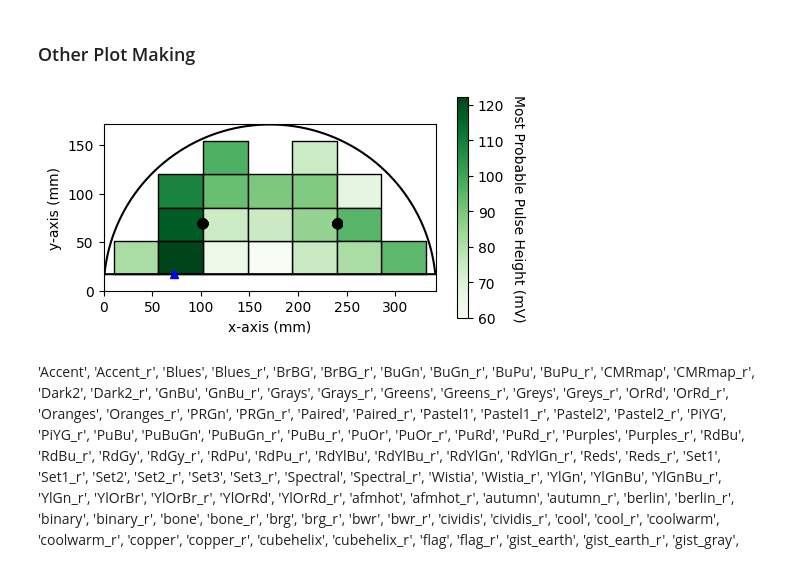
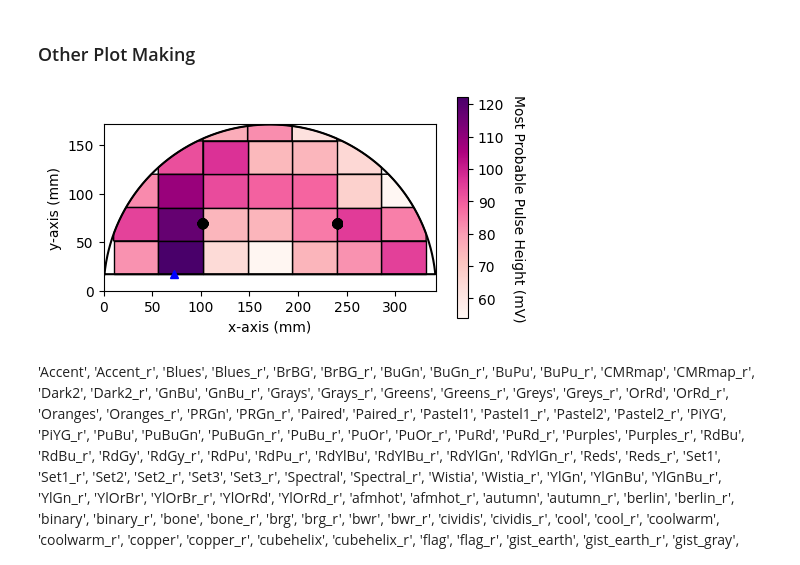
Before and after one commit to Harris-Oldring/mist-characterization-optimization, a Jupyter notebook: analysis/efficiency_map/analysis.ipynb, the cells around one changed output. Saved outputs shown, nothing was run; the diff lists cells and outputs as text; code cells hidden in the pictures.

```diff
--- a/analysis/efficiency_map/analysis.ipynb
+++ b/analysis/efficiency_map/analysis.ipynb
@@ -956,9 +1043,8 @@ ph_mpv_list = []
 for ch in range(n_chs):
    ph_mpv_dict = {}
    for key in data_dict.keys():
-      if key != 'baseline':
-         test = data_dict[key][ch]
-         ph_mpv_dict[int(key)] = test.get_ph_mpv(plot=False)
+      test = data_dict[key][ch]
+      ph_mpv_dict[int(key)] = test.get_ph_mpv(plot=False)
    ph_mpv_list.append(ph_mpv_dict)
 # %%
 import matplotlib.cm as cm
@@ -1216,12 +1849,11 @@ for ch in range(n_chs):
    K_dict, mu_dict, sigma_dict = {},{},{}
    if ch in [1,2]:
       for key in data_dict.keys():
-         if key != 'baseline':
-            test = data_dict[key][ch]
-            K,mu,sigma = test.get_EMG_params(plot=False)
-            K_dict[int(key)] = K
-            mu_dict[int(key)] = mu
-            sigma_dict[int(key)] = sigma
+         test = data_dict[key][ch]
+         K,mu,sigma = test.get_EMG_params(plot=False)
+         K_dict[int(key)] = K
+         mu_dict[int(key)] = mu
+         sigma_dict[int(key)] = sigma
    K_list.append(K_dict)
    mu_list.append(mu_dict)
    sigma_list.append(sigma_dict)
@@ -1273,9 +1905,10 @@ Combining these equations,
 If there is an issue with the timing of Channel 0, we can just do channel 1 to channel 2 instead. This might be a nice idea for verification anyways.
 # %%
 def compare_timing(ref_i,d_dict,display=False):
+   print(d_dict.keys())
    ref_t_dict = {}
    for key in d_dict.keys():
-      print(d_dict[key])
+      # print(d_dict[key])
       test = d_dict[key][ref_i]
       t = test.nmt
       ref_t_dict[key] = t
@@ -1285,8 +1918,6 @@ def compare_timing(ref_i,d_dict,display=False):
       if display: print(f"Channel {ch}")
       mu_t_dict,sigma_t_dict = {},{}
       for key in d_dict.keys():
-         if key == 'baseline':
-            continue
          if ch == ref_i:
             mu_t_dict[int(key)] = 0
             sigma_t_dict[int(key)] = 0
@@ -1295,15 +1926,15 @@ def compare_timing(ref_i,d_dict,display=False):
             test = d_dict[key][ch]
             ref_t = ref_t_dict[key]
             mu, sigma = test.get_dt_params(ref_t,plot=False) if not display else test.get_dt_params(ref_t,plot=True)
-            mu_t_dict[int(key)] = np.abs(mu)*1e9 # Convert to ns
-            sigma_t_dict[int(key)] = sigma*1e9 # Convert to ns
-            if display: print(f"{key} - μ: {mu*1e9:.6f} ns, σ: {sigma*1e9:.6f} ns")
+            mu_t_dict[int(key)] = np.abs(mu) # Convert to ns
+            sigma_t_dict[int(key)] = sigma # Convert to ns
+            if display: print(f"{key} - μ: {mu:.6f} ns, σ: {sigma:.6f} ns")
       mu_t_list.append(mu_t_dict)
       sigma_t_list.append(sigma_t_dict)
 
    return mu_t_list, sigma_t_list
 
-print(data_dict)
+# print(data_dict)
 mu_0_list,sigma_0_list = compare_timing(0,data_dict)
 mu_1_list,sigma_1_list = compare_timing(1,data_dict)
 mu_2_list,sigma_2_list = compare_timing(2,data_dict)
@@ -1364,9 +1982,8 @@ And finally,
 \end{equation}
 # %%
 sig1,sig2 = {},{}
+print(data_dict.keys())
 for key in data_dict.keys():
-   if key == 'baseline':
-      continue
    key = int(key)
    sig03 = sigma_3_list[0][key]
    sig10 = sigma_0_list[1][key]
@@ -1377,6 +1994,8 @@ for key in data_dict.keys():
    sig1[int(key)] = np.sqrt(0.5*(sig10**2+sig13**2-sig03**2))
    sig2[int(key)] = np.sqrt(0.5*(sig20**2+sig23**2-sig03**2))
 time_res_list = [{},sig1,sig2,{}]
+print(sig1.keys())
+print(len(time_res_list))
 
 make_clean_colour_map(time_res_list,old_box_data, title='Map of Time Resolution Across the Scintillator', cmap_label='Time Resolution (ns)', cmap = 'Greens_r')
 make_regional_hist(time_res_list,'Histogram of Regional Time Resolution', 'Time Resolution (ns)')
@@ -1397,35 +2019,36 @@ box_values = ph_mpv_list[1]
 box_positions = {}
 for key in box_values.keys():
    if key in range(len(old_box_data)):
       corner = old_box_data[key]['xy']
       box_positions[key] = (float(corner[0]),float(corner[1]))
 
 patch_list = []
 values = []
 for box_id, (x, y) in box_positions.items():
    if box_id in box_values:
       # Create a rectangle patch for the box
-      rect = Rectangle((x, y), width, height)
-      patch_list.append(rect)
+      shapely_poly = old_scint_shape_wout_holes.intersection(box(x,y,x+width,y+height))
+      mpl_poly = ptch.Polygon(shapely_poly.exterior.coords, closed=True, facecolor='blue')
+      patch_list.append(mpl_poly)
       values.append(box_values[box_id])
 
-p_collection = PatchCollection(patch_list, cmap='Greens', edgecolor='black', linewidth=1)
+p_collection = PatchCollection(patch_list, cmap='RdPu', edgecolor='black', linewidth=1)
 p_collection.set_array(np.array(values))
 ax = plt.gca()
 ax.add_collection(p_collection)
 
 plt.plot(old_scint[0], old_scint[1], color='black')
 plt.scatter(holes[0], holes[1], s=2, color='black')
 plt.plot(SiPM_loc[0],SiPM_loc[1],color='blue',linestyle='',marker='^')
 plt.xlim(0,342)
 plt.ylim(0,171)
 ax.set_aspect('equal')
 
 plt.tight_layout()
 cbar = plt.colorbar(p_collection, ax=ax, shrink=1.25)
 cbar.set_label('Most Probable Pulse Height (mV)', rotation=270, labelpad=15)
 # plt.legend()
 plt.show()
 # %% [output]
-[figure, old version]
+[figure, new version]
 # %% [markdown]
```
Also changed, not shown: parts of 29 cells of this notebook, 2 other files.
